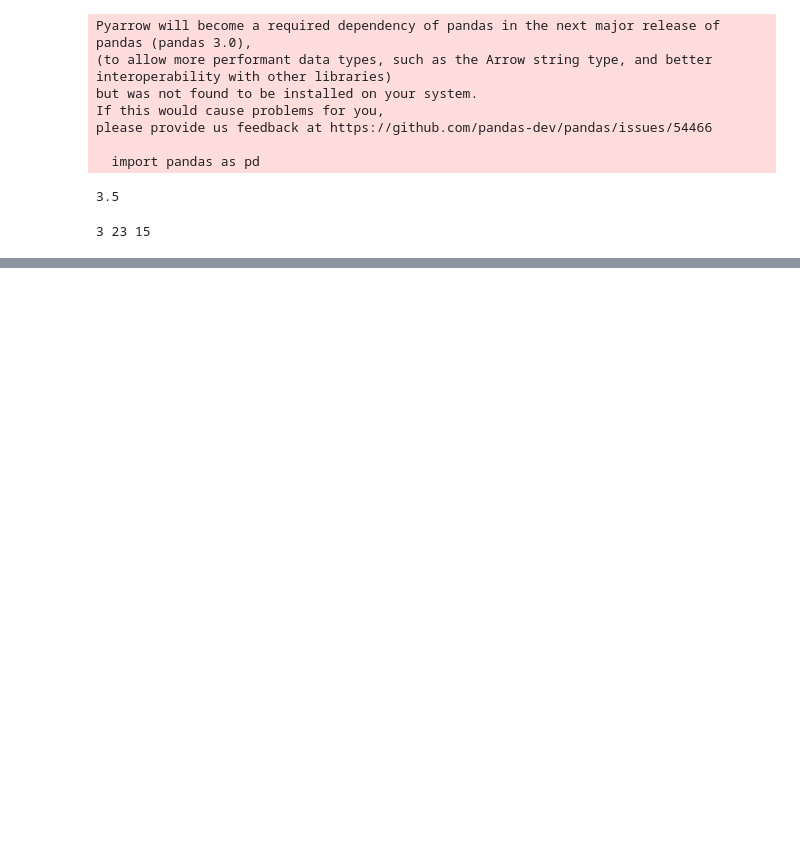
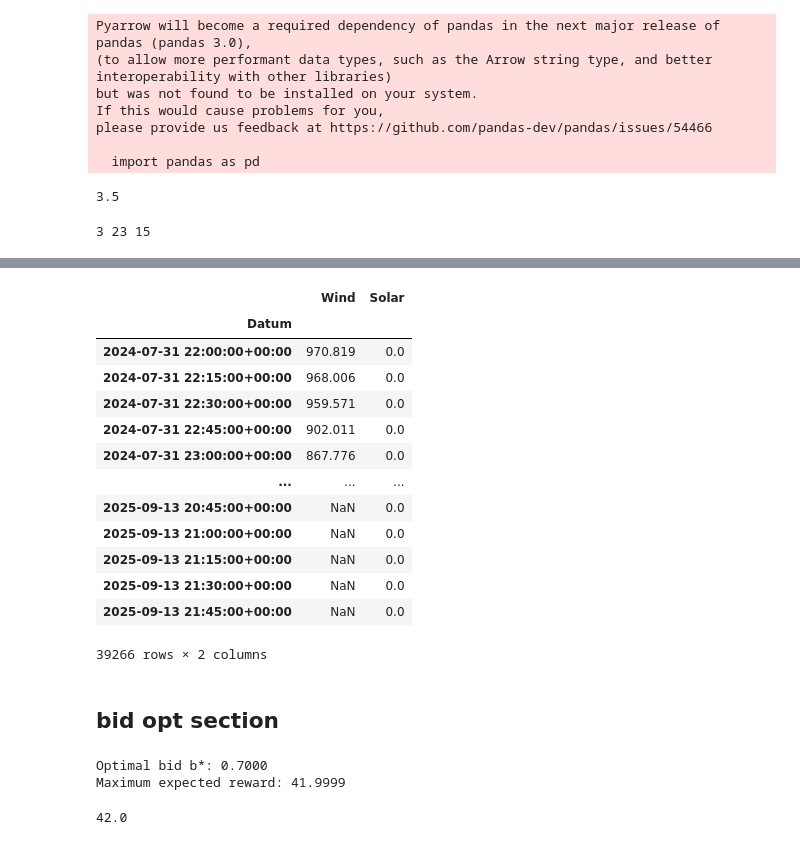
Before and after one commit to cvonholly/dvpp_reward_mechanism, a Jupyter notebook: src/get_pv_wind_playground.ipynb, the cells around one changed output, grey strips where cells are left out. Saved outputs shown, nothing was run; the diff lists cells and outputs as text; code cells hidden in the pictures; blank space fills up the shorter version.

```diff
--- a/src/get_pv_wind_playground.ipynb
+++ b/src/get_pv_wind_playground.ipynb
@@ -78,0 +124,54 @@ print(df_mean.index[idx].weekday(), df_mean.index[idx].hour, df_mean.index[idx].
+# %%
+df
+# %% [output]
+|  | Wind | Solar |
+| Datum |  |  |
+| 2024-07-31 22:00:00+00:00 | 970.819 | 0.0 |
+| 2024-07-31 22:15:00+00:00 | 968.006 | 0.0 |
+| 2024-07-31 22:30:00+00:00 | 959.571 | 0.0 |
+| 2024-07-31 22:45:00+00:00 | 902.011 | 0.0 |
+| 2024-07-31 23:00:00+00:00 | 867.776 | 0.0 |
+| ... | ... | ... |
+| 2025-09-13 20:45:00+00:00 | NaN | 0.0 |
+| 2025-09-13 21:00:00+00:00 | NaN | 0.0 |
+| 2025-09-13 21:15:00+00:00 | NaN | 0.0 |
+| 2025-09-13 21:30:00+00:00 | NaN | 0.0 |
+| 2025-09-13 21:45:00+00:00 | NaN | 0.0 |
+39266 rows × 2 columns
+# %% [markdown]
+## bid opt section
+# %%
+import numpy as np
+from scipy.optimize import minimize_scalar
+
+# Example data
+p = np.array([0.1, 0.2, 0.3, 0.4])   # probabilities for each k
+b_k = np.array([0.34, 0.7, 1.0, 1.5]) # threshold values for comparison
+pi = 100                             # historic average price
+
+# Expected reward function
+def expected_reward(b, p, b_k, pi):
+    # reward depends on whether b_k >= b
+    r_k = np.where(b_k >= b, b * pi, -3 * b * pi)
+    return np.sum(p * r_k)
+
+# Objective for optimization (maximize reward)
+def objective(b):
+    return -expected_reward(b, p, b_k, pi)
+
+# Optimize within a reasonable range
+res = minimize_scalar(objective, bounds=(0, max(b_k) * 1.5), method='bounded')
+
+b_opt = res.x
+reward_opt = -res.fun
+
+print(f"Optimal bid b*: {b_opt:.4f}")
+print(f"Maximum expected reward: {reward_opt:.4f}")
+# %% [output]
+Optimal bid b*: 0.7000
+Maximum expected reward: 41.9999
+# %%
+b = 0.7
+expected_reward(b, p, b_k, pi)
+# %% [output]
+42.0
```
Also changed, not shown: parts of 6 cells of this notebook, 2 other files.
